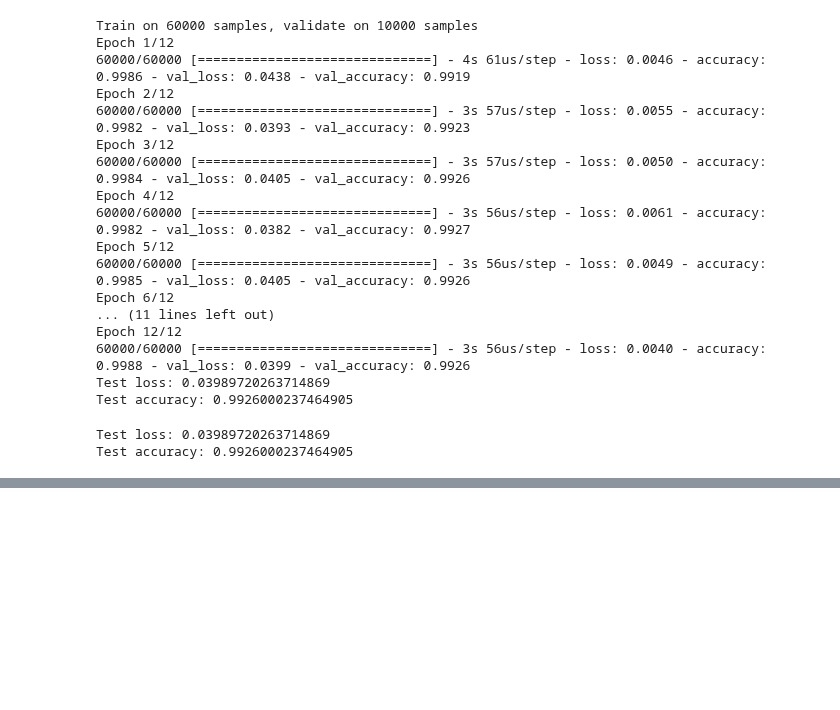
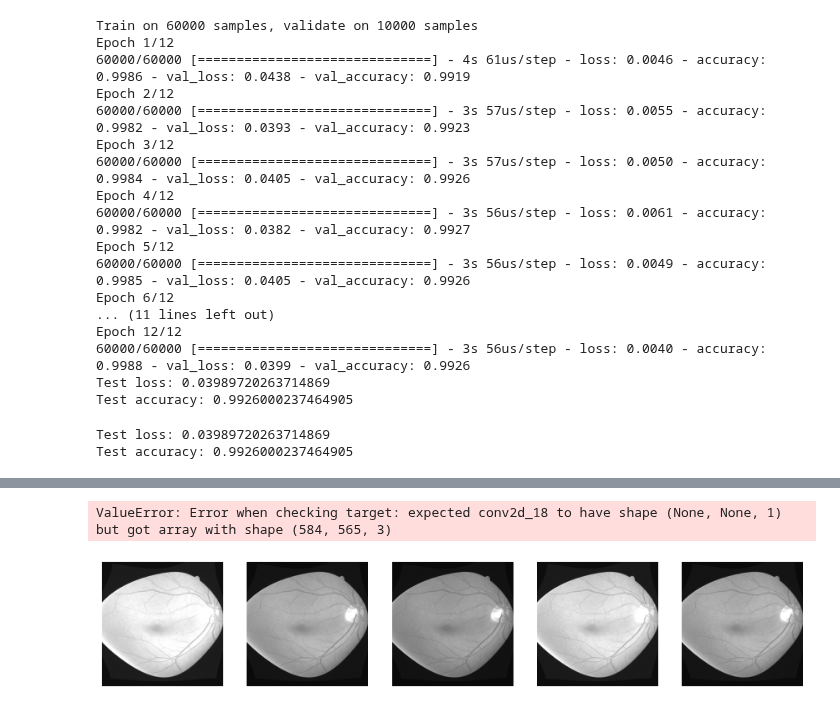
Before and after one commit to florisverheijen/8dm50-machine-learning, a Jupyter notebook: practicals/week_4.ipynb, the cells around one changed output, grey strips where cells are left out. Saved outputs shown, nothing was run; the diff lists cells and outputs as text; code cells hidden in the pictures; blank space fills up the shorter version.

```diff
--- a/practicals/week_4.ipynb
+++ b/practicals/week_4.ipynb
@@ -458,0 +511,61 @@ Implement data augmentation procedure that in addition to brightness augmentatio
+# %%
+model_brightness = model
+model_brightness.compile(loss='binary_crossentropy', optimizer=Adam(), metrics=['accuracy'])
+
+# stop the training if the validation loss does not increase for 15 consecutive epochs
+early_stopping = EarlyStopping(monitor='val_loss', patience=15, restore_best_weights=True)
+# train the (already existing) model with the brightness augmented trainingset, and save the training history
+history_brightness = model_brightness.fit(X_train_augm, y_train_augm, validation_data=(val_images, val_segmentations),
+                              steps_per_epoch=steps_per_epoch, epochs=epochs, verbose=2,
+                              callbacks=[early_stopping])
+
+score_brightness = model_brightness.evaluate(X_test, y_test, verbose=0)
+
+print('Test loss:', score[0])
+print('Test accuracy:', score[1])
+# %% [output]
+ValueError: Error when checking target: expected conv2d_18 to have shape (None, None, 1) but got array with shape (584, 565, 3)
+# %%
+import gryds
+from skimage import io, color
+
+# remove first axis
+X_train_sq = np.squeeze(X_train)
+
+# Change image from color to gray (from 3D to 2D) to make it possible to use gryds
+X_train_sq_gr = color.rgb2gray(X_train_sq)
+
+# Define a random 3x3 B-spline grid for a 2D image:
+random_grid = np.random.rand(2, 3, 3)
+random_grid -= 0.5
+random_grid /= 5
+
+# Define a B-spline transformation object
+bspline = gryds.BSplineTransformation(random_grid)
+
+# Define an interpolator object for the image:
+interpolator = gryds.Interpolator(X_train_sq_gr)
+
+# Transform the image using the B-spline transformation
+transformed_image = interpolator.transform(bspline)
+
+# Change shape back to original format, so back to color and add axis
+transf_image = color.gray2rgb(transformed_image)
+X_train_bspl = transf_image[np.newaxis, :, :, :]
+
+
+nr_batches = 5
+X_train_bspl_augm = np.zeros((nr_batches, X_train.shape[1], X_train.shape[2],X_train.shape[3]))
+aug_iter = datagen_augm.flow(X_train_bspl, batch_size=1)
+
+fig, ax = plt.subplots(nrows=1, ncols=nr_batches, figsize=(15,15))
+for i in range(nr_batches):
+
+    image = next(aug_iter)[0].astype('uint8')
+    X_train_bspl_augm[i] = image
+
+    # plot image
+    ax[i].imshow(image)
+    ax[i].axis('off')
+# %% [output]
+[figure, added]
```
Also changed, not shown: parts of 7 cells of this notebook.
